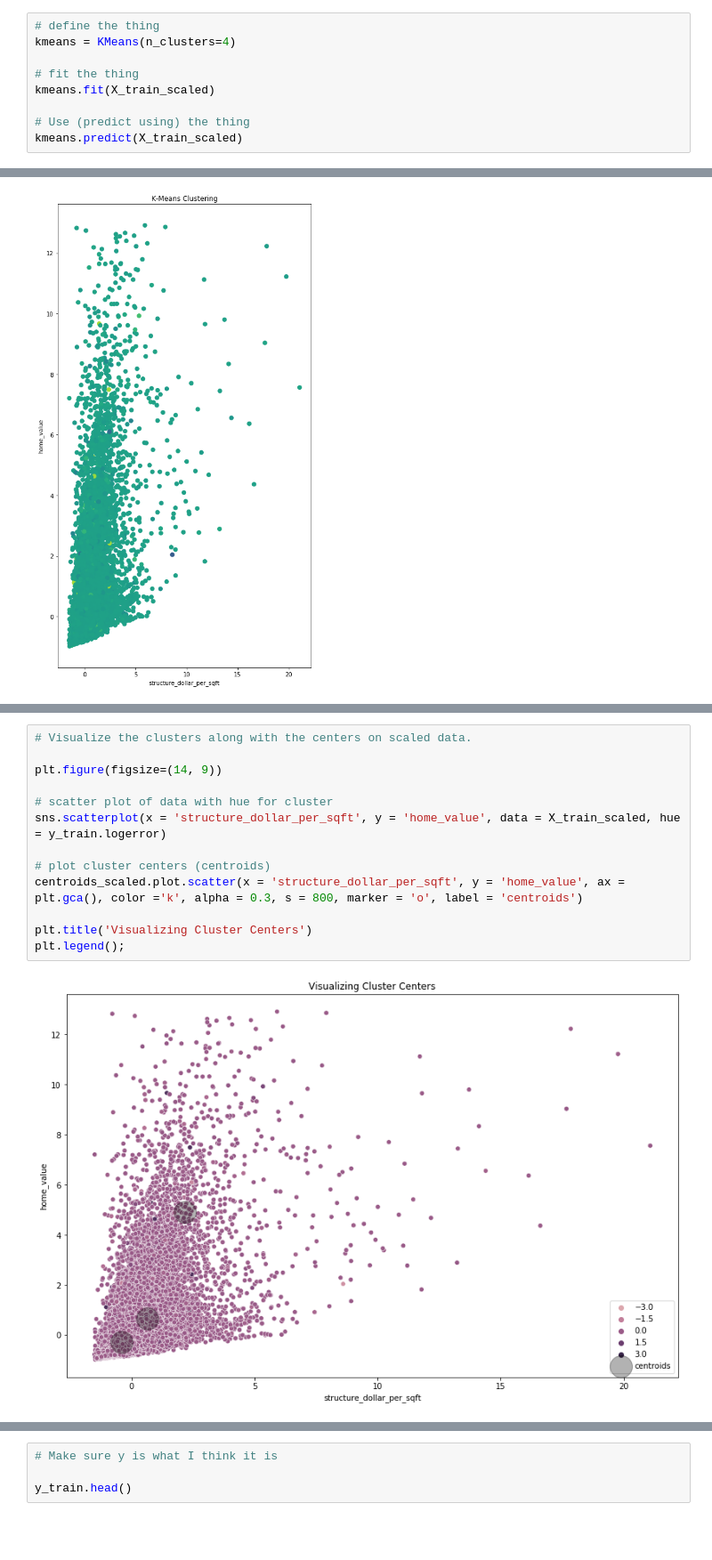
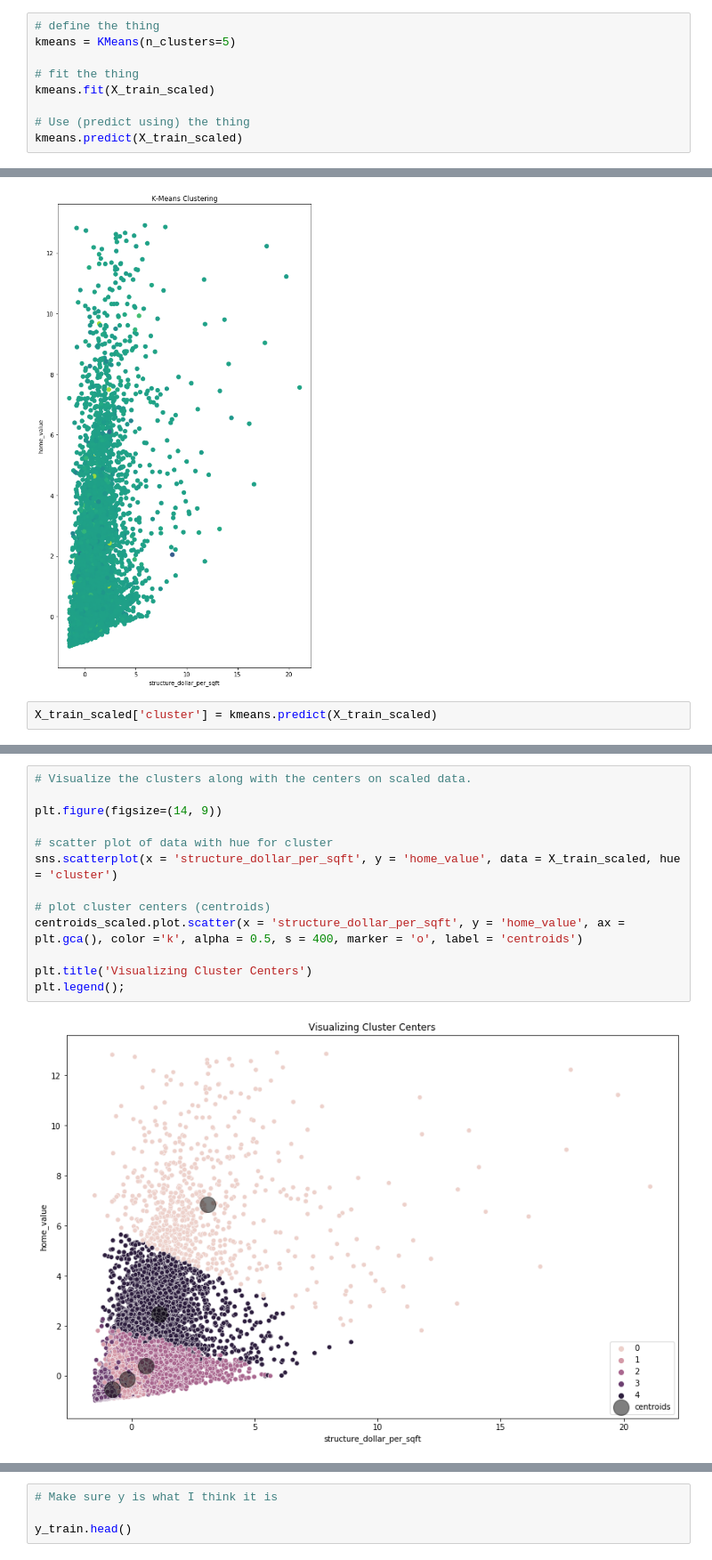
Before and after one commit to SKG-ZillowClusteringProject/zillow_clustering_project, a Jupyter notebook: notebooks/steve.ipynb, the cells around one changed output, grey strips where cells are left out. Shown at 89% size. Saved outputs shown, nothing was run; the diff lists cells and outputs as text; blank space fills up the shorter version.

```diff
--- a/notebooks/steve.ipynb
+++ b/notebooks/steve.ipynb
@@ -460,7 +460,7 @@ X_train_scaled.describe()
 ### Clustering
 # %%
 # define the thing
-kmeans = KMeans(n_clusters=4)
+kmeans = KMeans(n_clusters=5)
 
 # fit the thing
 kmeans.fit(X_train_scaled)
@@ -482,6 +482,8 @@ ax.set_ylabel('home_value')
 # %% [output]
 Text(0, 0.5, 'home_value')
 [figure]
+# %%
+X_train_scaled['cluster'] = kmeans.predict(X_train_scaled)
 # %%
 # Cluster Centers aka centroids. The output is scaled
 
@@ -502,15 +519,15 @@ centroids_scaled
 # %%
 # Visualize the clusters along with the centers on scaled data.
 
 plt.figure(figsize=(14, 9))
 
 # scatter plot of data with hue for cluster
-sns.scatterplot(x = 'structure_dollar_per_sqft', y = 'home_value', data = X_train_scaled, hue = y_train.logerror)
+sns.scatterplot(x = 'structure_dollar_per_sqft', y = 'home_value', data = X_train_scaled, hue = 'cluster')
 
 # plot cluster centers (centroids)
-centroids_scaled.plot.scatter(x = 'structure_dollar_per_sqft', y = 'home_value', ax = plt.gca(), color ='k', alpha = 0.3, s = 800, marker = 'o', label = 'centroids')
+centroids_scaled.plot.scatter(x = 'structure_dollar_per_sqft', y = 'home_value', ax = plt.gca(), color ='k', alpha = 0.5, s = 400, marker = 'o', label = 'centroids')
 
 plt.title('Visualizing Cluster Centers')
 plt.legend();
 # %% [output]
-[figure, old version]
+[figure, new version]
```
Also changed, not shown: parts of 5 cells of this notebook.
